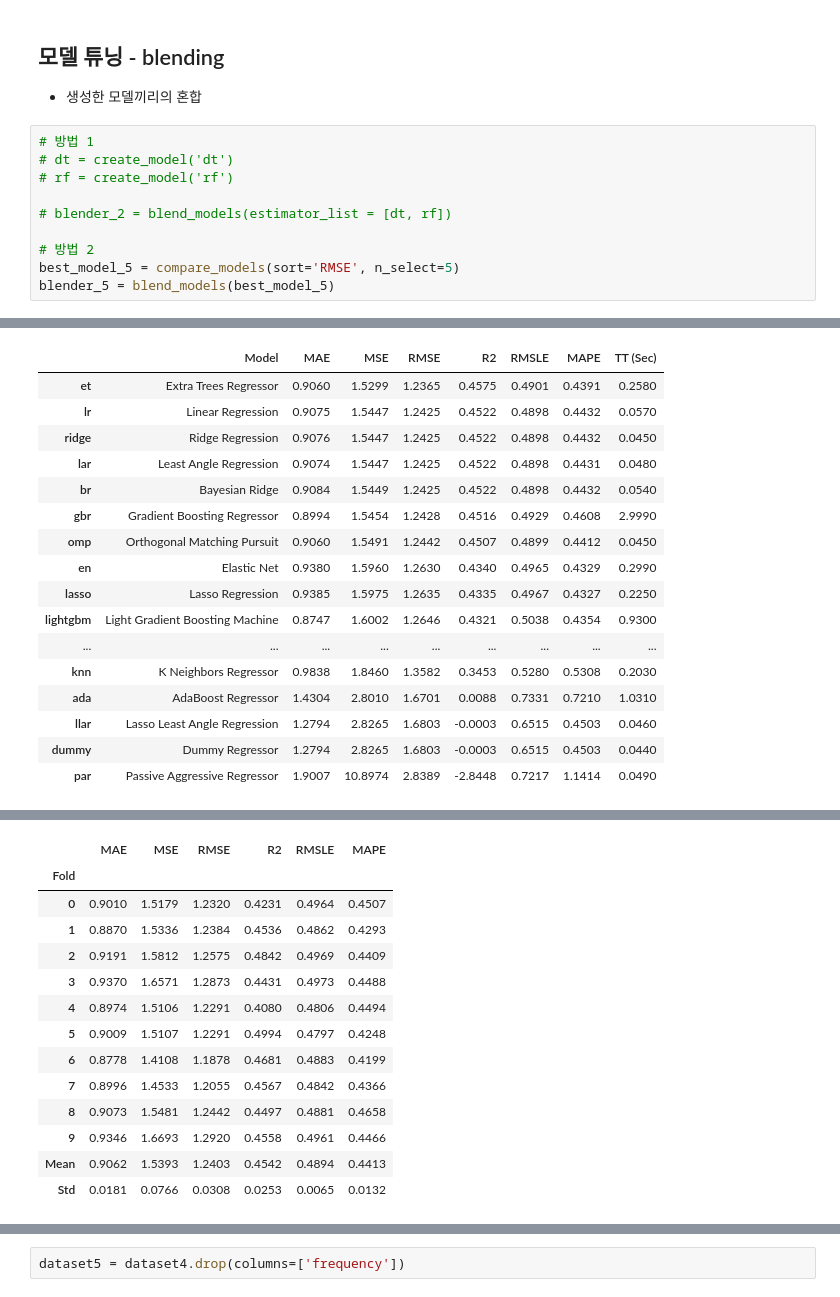
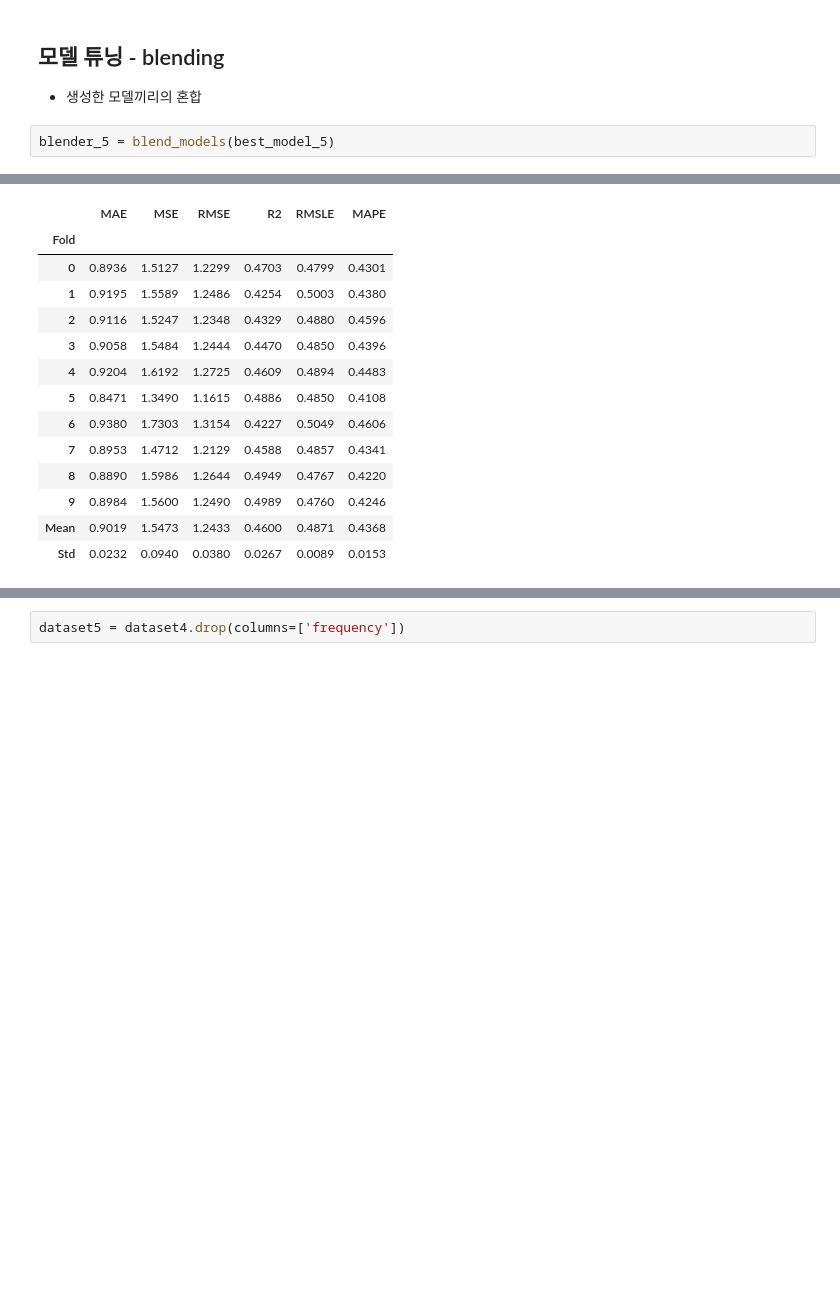
Before and after one commit to leech2193/weather_hospital_sowhat, a Jupyter notebook: 20220727_pycaret_studying_changhun.ipynb, the cells around one changed output, grey strips where cells are left out. Saved outputs shown, nothing was run; the diff lists cells and outputs as text; blank space fills up the shorter version.

```diff
--- a/20220727_pycaret_studying_changhun.ipynb
+++ b/20220727_pycaret_studying_changhun.ipynb
@@ -203,31 +126,20 @@ rf = create_model('rf')
 ## 모델 튜닝 - blending
 - 생성한 모델끼리의 혼합
 # %%
-# 방법 1
-# dt = create_model('dt')
-# rf = create_model('rf')
-
-# blender_2 = blend_models(estimator_list = [dt, rf])
-
-# 방법 2
-best_model_5 = compare_models(sort='RMSE', n_select=5)
 blender_5 = blend_models(best_model_5)
 # %% [output]
 [interactive output not drawn]
-|  | Model | MAE | MSE | RMSE | R2 | RMSLE | MAPE | TT (Sec) |
-| et | Extra Trees Regressor | 0.9060 | 1.5299 | 1.2365 | 0.4575 | 0.4901 | 0.4391 | 0.2580 |
-| lr | Linear Regression | 0.9075 | 1.5447 | 1.2425 | 0.4522 | 0.4898 | 0.4432 | 0.0570 |
-| ridge | Ridge Regression | 0.9076 | 1.5447 | 1.2425 | 0.4522 | 0.4898 | 0.4432 | 0.0450 |
-| lar | Least Angle Regression | 0.9074 | 1.5447 | 1.2425 | 0.4522 | 0.4898 | 0.4431 | 0.0480 |
-| br | Bayesian Ridge | 0.9084 | 1.5449 | 1.2425 | 0.4522 | 0.4898 | 0.4432 | 0.0540 |
-| gbr | Gradient Boosting Regressor | 0.8994 | 1.5454 | 1.2428 | 0.4516 | 0.4929 | 0.4608 | 2.9990 |
-| omp | Orthogonal Matching Pursuit | 0.9060 | 1.5491 | 1.2442 | 0.4507 | 0.4899 | 0.4412 | 0.0450 |
-| en | Elastic Net | 0.9380 | 1.5960 | 1.2630 | 0.4340 | 0.4965 | 0.4329 | 0.2990 |
-| lasso | Lasso Regression | 0.9385 | 1.5975 | 1.2635 | 0.4335 | 0.4967 | 0.4327 | 0.2250 |
-| lightgbm | Light Gradient Boosting Machine | 0.8747 | 1.6002 | 1.2646 | 0.4321 | 0.5038 | 0.4354 | 0.9300 |
-| ... | ... | ... | ... | ... | ... | ... | ... | ... |
-| knn | K Neighbors Regressor | 0.9838 | 1.8460 | 1.3582 | 0.3453 | 0.5280 | 0.5308 | 0.2030 |
-| ada | AdaBoost Regressor | 1.4304 | 2.8010 | 1.6701 | 0.0088 | 0.7331 | 0.7210 | 1.0310 |
-| llar | Lasso Least Angle Regression | 1.2794 | 2.8265 | 1.6803 | -0.0003 | 0.6515 | 0.4503 | 0.0460 |
-| dummy | Dummy Regressor | 1.2794 | 2.8265 | 1.6803 | -0.0003 | 0.6515 | 0.4503 | 0.0440 |
-| par | Passive Aggressive Regressor | 1.9007 | 10.8974 | 2.8389 | -2.8448 | 0.7217 | 1.1414 | 0.0490 |
+|  | MAE | MSE | RMSE | R2 | RMSLE | MAPE |
+| Fold |  |  |  |  |  |  |
+| 0 | 0.8936 | 1.5127 | 1.2299 | 0.4703 | 0.4799 | 0.4301 |
+| 1 | 0.9195 | 1.5589 | 1.2486 | 0.4254 | 0.5003 | 0.4380 |
+| 2 | 0.9116 | 1.5247 | 1.2348 | 0.4329 | 0.4880 | 0.4596 |
+| 3 | 0.9058 | 1.5484 | 1.2444 | 0.4470 | 0.4850 | 0.4396 |
+| 4 | 0.9204 | 1.6192 | 1.2725 | 0.4609 | 0.4894 | 0.4483 |
+| 5 | 0.8471 | 1.3490 | 1.1615 | 0.4886 | 0.4850 | 0.4108 |
+| 6 | 0.9380 | 1.7303 | 1.3154 | 0.4227 | 0.5049 | 0.4606 |
+| 7 | 0.8953 | 1.4712 | 1.2129 | 0.4588 | 0.4857 | 0.4341 |
+| 8 | 0.8890 | 1.5986 | 1.2644 | 0.4949 | 0.4767 | 0.4220 |
+| 9 | 0.8984 | 1.5600 | 1.2490 | 0.4989 | 0.4760 | 0.4246 |
+| Mean | 0.9019 | 1.5473 | 1.2433 | 0.4600 | 0.4871 | 0.4368 |
+| Std | 0.0232 | 0.0940 | 0.0380 | 0.0267 | 0.0089 | 0.0153 |
@@ -235,14 +145,0 @@ blender_5 = blend_models(best_model_5)
-|  | MAE | MSE | RMSE | R2 | RMSLE | MAPE |
-| Fold |  |  |  |  |  |  |
-| 0 | 0.9010 | 1.5179 | 1.2320 | 0.4231 | 0.4964 | 0.4507 |
-| 1 | 0.8870 | 1.5336 | 1.2384 | 0.4536 | 0.4862 | 0.4293 |
-| 2 | 0.9191 | 1.5812 | 1.2575 | 0.4842 | 0.4969 | 0.4409 |
-| 3 | 0.9370 | 1.6571 | 1.2873 | 0.4431 | 0.4973 | 0.4488 |
-| 4 | 0.8974 | 1.5106 | 1.2291 | 0.4080 | 0.4806 | 0.4494 |
-| 5 | 0.9009 | 1.5107 | 1.2291 | 0.4994 | 0.4797 | 0.4248 |
-| 6 | 0.8778 | 1.4108 | 1.1878 | 0.4681 | 0.4883 | 0.4199 |
-| 7 | 0.8996 | 1.4533 | 1.2055 | 0.4567 | 0.4842 | 0.4366 |
-| 8 | 0.9073 | 1.5481 | 1.2442 | 0.4497 | 0.4881 | 0.4658 |
-| 9 | 0.9346 | 1.6693 | 1.2920 | 0.4558 | 0.4961 | 0.4466 |
-| Mean | 0.9062 | 1.5393 | 1.2403 | 0.4542 | 0.4894 | 0.4413 |
-| Std | 0.0181 | 0.0766 | 0.0308 | 0.0253 | 0.0065 | 0.0132 |
```
Also changed, not shown: parts of 30 cells of this notebook.
